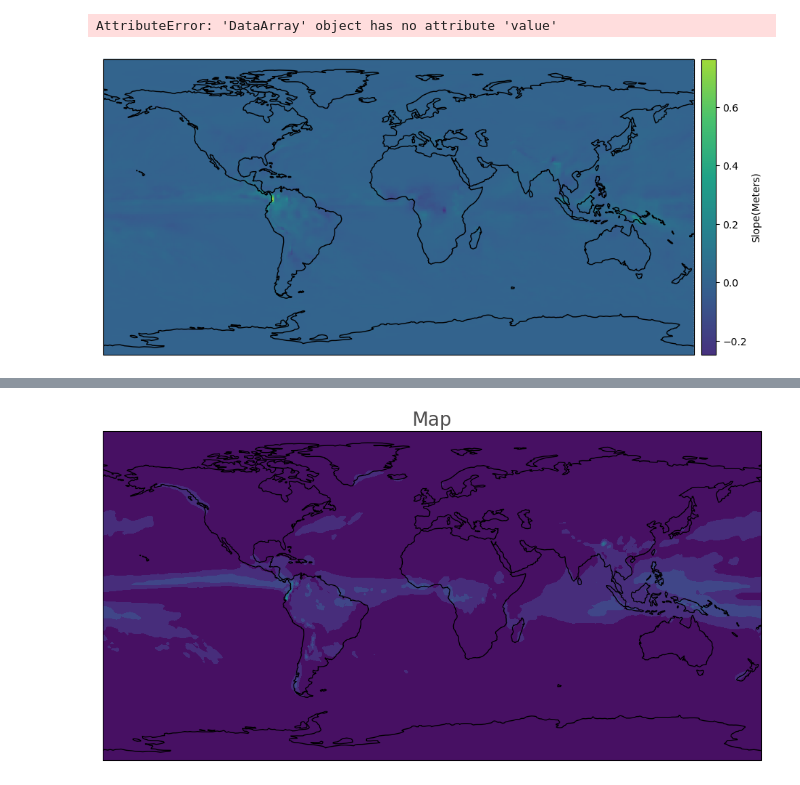
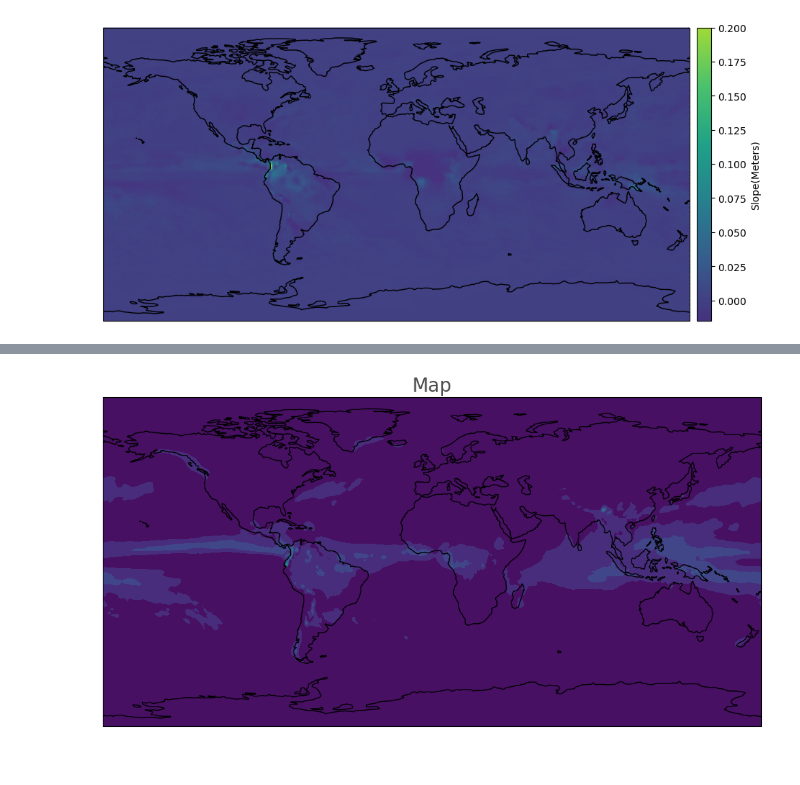
Before and after one commit to leocabbage2008/wpwdpd, a Jupyter notebook: analysis_backup_enabled.ipynb, the cells around one changed output, grey strips where cells are left out. Drawn from its saved outputs; the diff is of its cells as text; code cells hidden in the pictures.

```diff
--- a/analysis_backup_enabled.ipynb
+++ b/analysis_backup_enabled.ipynb
@@ -107,7 +106,3 @@ R-squared: 0.252595
-# %%
-float(
-# %% [output]
-AttributeError: 'DataArray' object has no attribute 'value'
 # %%
 # BEFORE CONTINUING
 # READ THIS
@@ -134,35 +129,35 @@ ds = xr.open_dataset('regression.nc')
 # auto adjusts vmin vmax but whatever
 SLOPE_MEAN = 0.0003906767655790805
 
 # Get the slope variable from the dataset
 slope = ds['slope']
 
 # Set up the projection for the map
 proj = ccrs.PlateCarree()
 
 # Create a figure and axis for the map
 fig, ax = plt.subplots(subplot_kw={'projection': proj}, figsize=(10, 10))
 fig.tight_layout()
 
 # Set the extent of the map
 ax.set_extent([-180, 180, -90, 90], crs=proj)
 # Add the slope data to the map as a pcolormesh
 cmap = matplotlib.colors.LinearSegmentedColormap.from_list("", sns.color_palette("viridis"))
-im = ax.pcolormesh(slope.lon, slope.lat, slope, transform=proj, cmap=cmap)
+im = ax.pcolormesh(slope.lon, slope.lat, slope, transform=proj, cmap=cmap, vmin=-.015, vmax=0.2)
 # im = ax.pcolormesh(slope.lon, slope.lat, slope, transform=proj, cmap=cmap, vmin=0, vmax=SLOPE_MEAN)
 # im1 = ax1.pcolormesh(intercept.lon, intercept.lat, intercept, transform=proj, cmap=cmap, vmin=0, vmax=INTERCEPT_MEAN)
 
 # Add a colorbar
 cb = plt.colorbar(im, ax=ax, orientation="vertical", shrink=0.42, pad=0.01)
 cb.set_label("Slope(Meters)")
 
 # Add coastlines and a title
 ax.coastlines()
 # ax.set_title("Intercepts of Linear Regression of Total Precipitation(1984-2017)")
 
 plt.show()
 # %% [output]
-[figure, old version]
+[figure, new version]
 # %%
 # Open the regression data file
 ds = xr.open_dataset('regression.nc')
```
Also changed, not shown: parts of 5 cells of this notebook.
